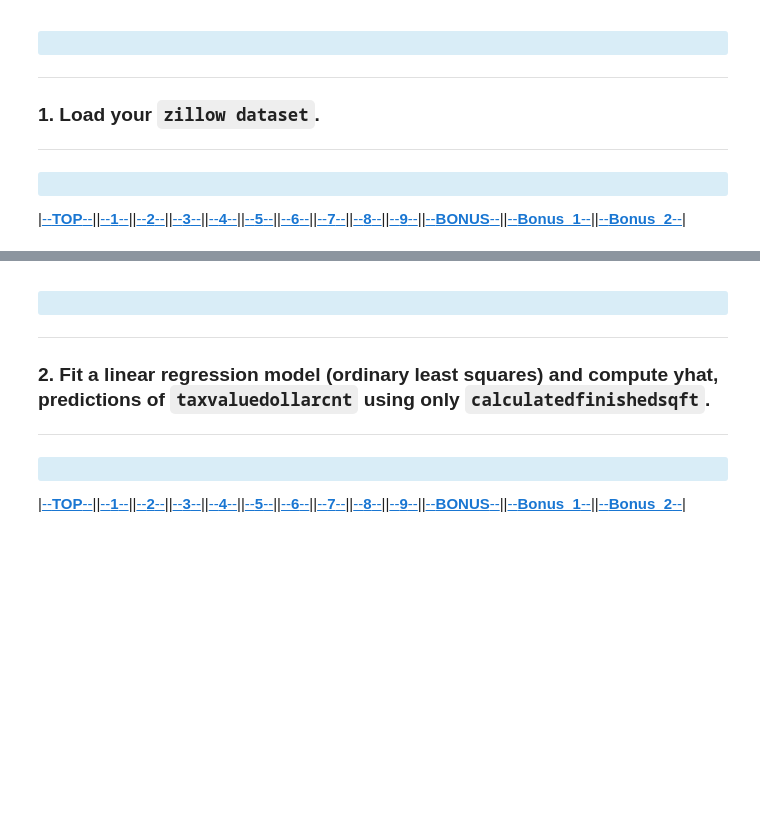
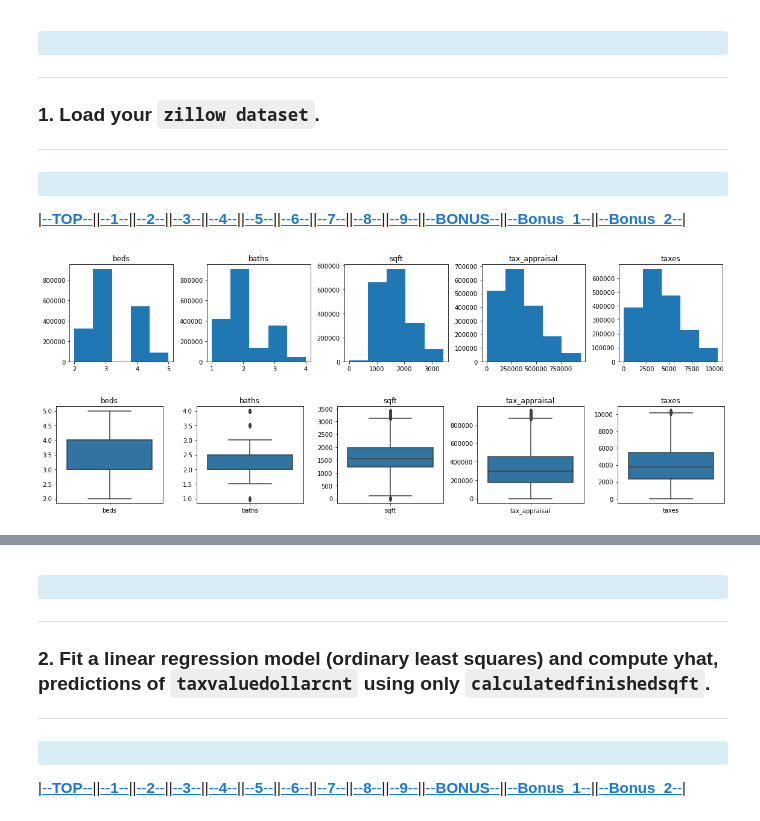
Before and after one commit to David-Howell/regression-exercises, a Jupyter notebook: evaluate.ipynb, the cells around one changed output, grey strips where cells are left out. Cells and saved outputs as stored; diff of their text form; code cells hidden in the pictures; blank space fills up the shorter version.

```diff
--- a/evaluate.ipynb
+++ b/evaluate.ipynb
@@ -15,3 +40,5 @@ Do you work for this exercise in either a jupyter notebook named `evaluate` with
+# %%
+plt.style.use('dark_background')
 # %% [markdown]
 <a id='1'> </a>
 <div class="alert alert-block alert-info">
@@ -24,3 +51,8 @@ Do you work for this exercise in either a jupyter notebook named `evaluate` with
 </div>
 
 |[--__TOP__--](#TOP)||[--__1__--](#1)||[--__2__--](#2)||[--__3__--](#3)||[--__4__--](#4)||[--__5__--](#5)||[--__6__--](#6)||[--__7__--](#7)||[--__8__--](#8)||[--__9__--](#9)||[--__BONUS__--](#BONUS)||[--__Bonus_1__--](#B1)||[--__Bonus_2__--](#B2)|
+# %%
+train, validate, test = wrangle_zillow()
+# %% [output]
+[figure, added]
+[figure, added]
```
Also changed, not shown: parts of 63 cells of this notebook.
